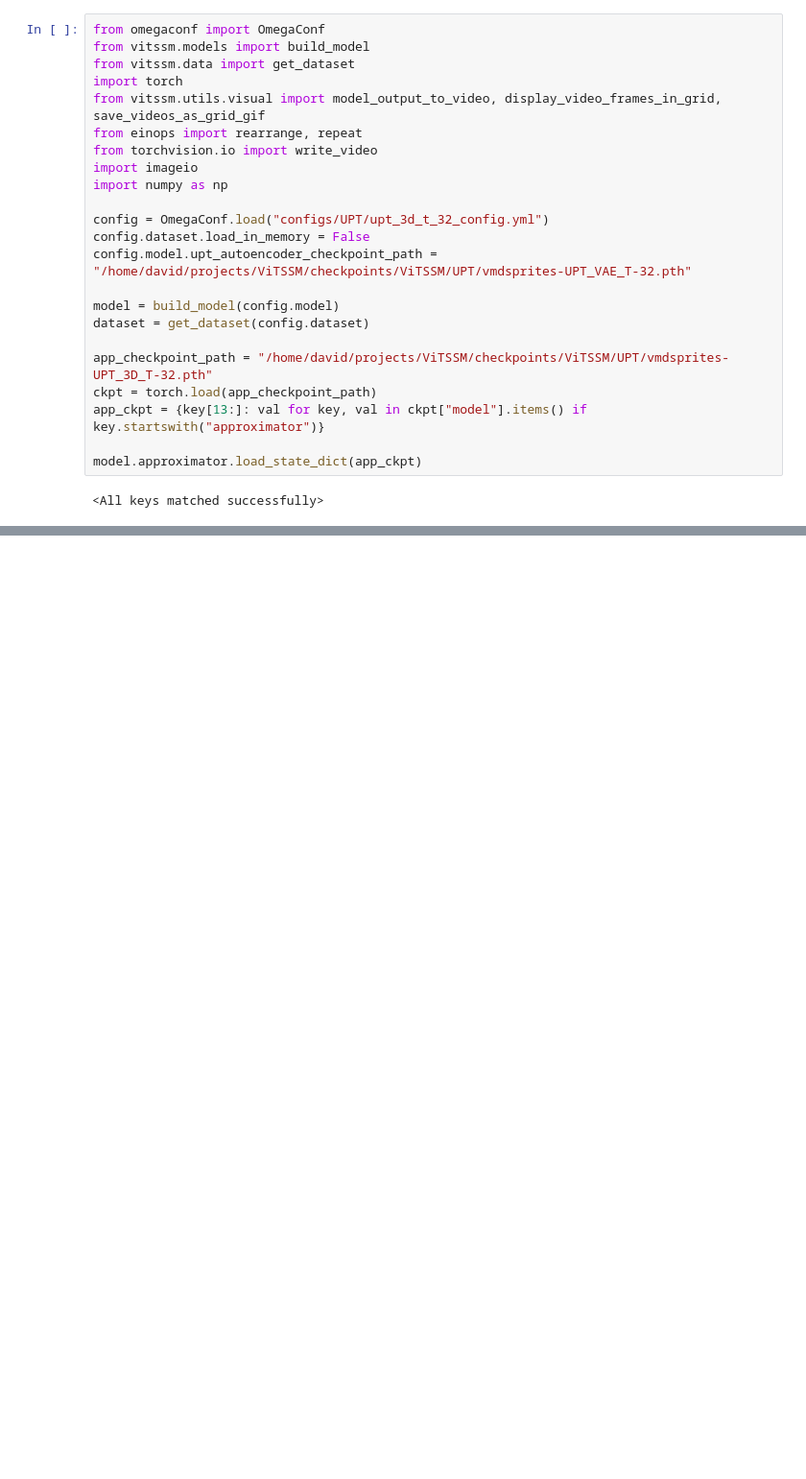
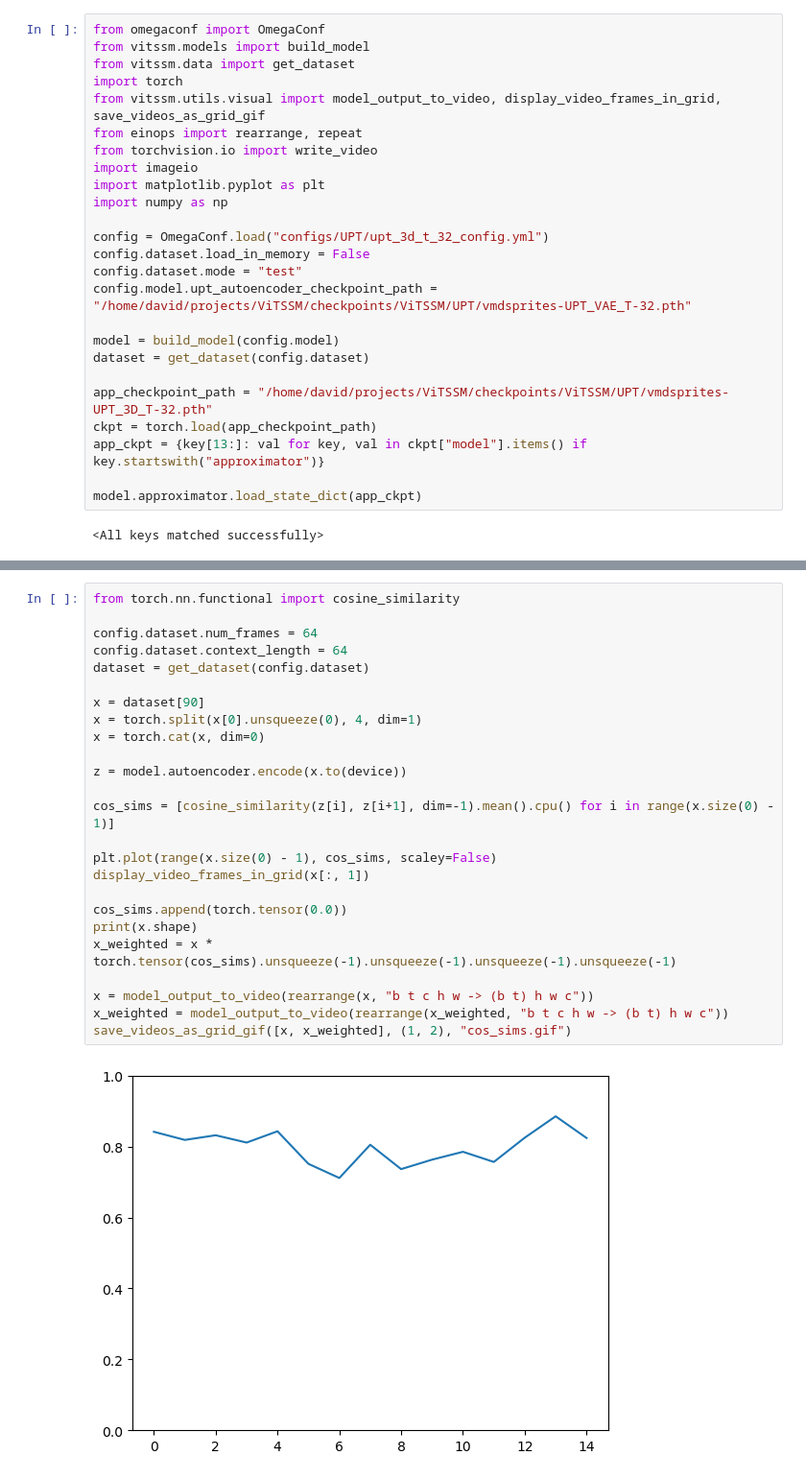
Before and after one commit to davidkuernsteiner/ContVidPred, a Jupyter notebook: model_analysis.ipynb, the cells around one changed output, grey strips where cells are left out. Shown: that part at 96% size. Saved outputs shown, nothing was run; the diff lists cells and outputs as text; blank space fills up the shorter version.

Commit message:
update model analysis

```diff
--- a/model_analysis.ipynb
+++ b/model_analysis.ipynb
@@ -7,10 +7,12 @@ from vitssm.utils.visual import model_output_to_video, display_video_frames_in_g
 from einops import rearrange, repeat
 from torchvision.io import write_video
 import imageio
+import matplotlib.pyplot as plt
 import numpy as np
 
 config = OmegaConf.load("configs/UPT/upt_3d_t_32_config.yml")
 config.dataset.load_in_memory = False
+config.dataset.mode = "test"
 config.model.upt_autoencoder_checkpoint_path = "/home/david/projects/ViTSSM/checkpoints/ViTSSM/UPT/vmdsprites-UPT_VAE_T-32.pth"
 
 model = build_model(config.model)
@@ -70,0 +77,27 @@ Saved GIF to x_pred.gif
+# %%
+from torch.nn.functional import cosine_similarity
+
+config.dataset.num_frames = 64
+config.dataset.context_length = 64
+dataset = get_dataset(config.dataset)
+
+x = dataset[90]
+x = torch.split(x[0].unsqueeze(0), 4, dim=1)
+x = torch.cat(x, dim=0)
+
+z = model.autoencoder.encode(x.to(device))
+
+cos_sims = [cosine_similarity(z[i], z[i+1], dim=-1).mean().cpu() for i in range(x.size(0) - 1)]
+
+plt.plot(range(x.size(0) - 1), cos_sims, scaley=False)
+display_video_frames_in_grid(x[:, 1])
+
+cos_sims.append(torch.tensor(0.0))
+print(x.shape)
+x_weighted = x * torch.tensor(cos_sims).unsqueeze(-1).unsqueeze(-1).unsqueeze(-1).unsqueeze(-1)
+
+x = model_output_to_video(rearrange(x, "b t c h w -> (b t) h w c"))
+x_weighted = model_output_to_video(rearrange(x_weighted, "b t c h w -> (b t) h w c"))
+save_videos_as_grid_gif([x, x_weighted], (1, 2), "cos_sims.gif")
+# %% [output]
+[figure, added]
```
Also changed, not shown: parts of 6 cells of this notebook.
